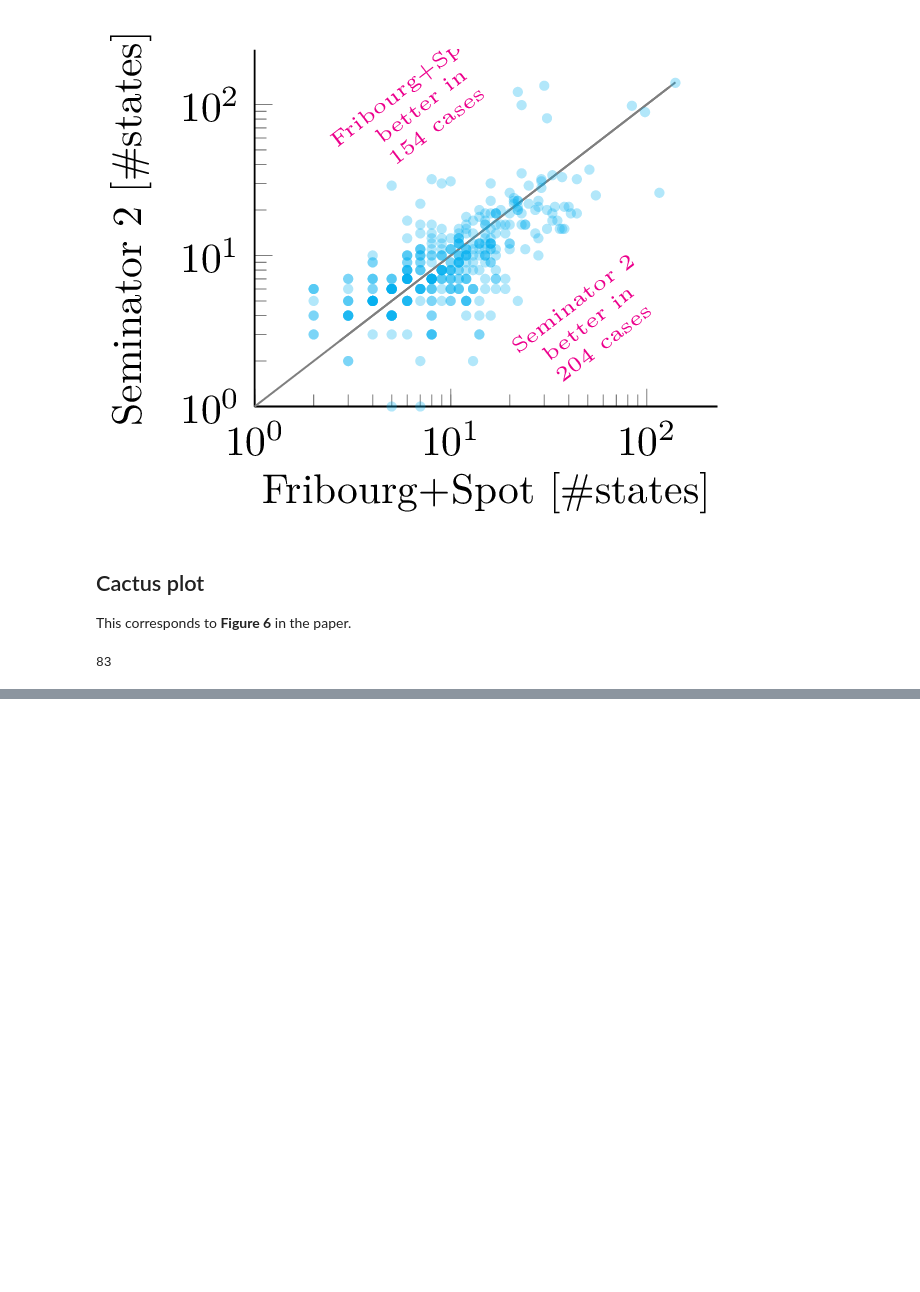
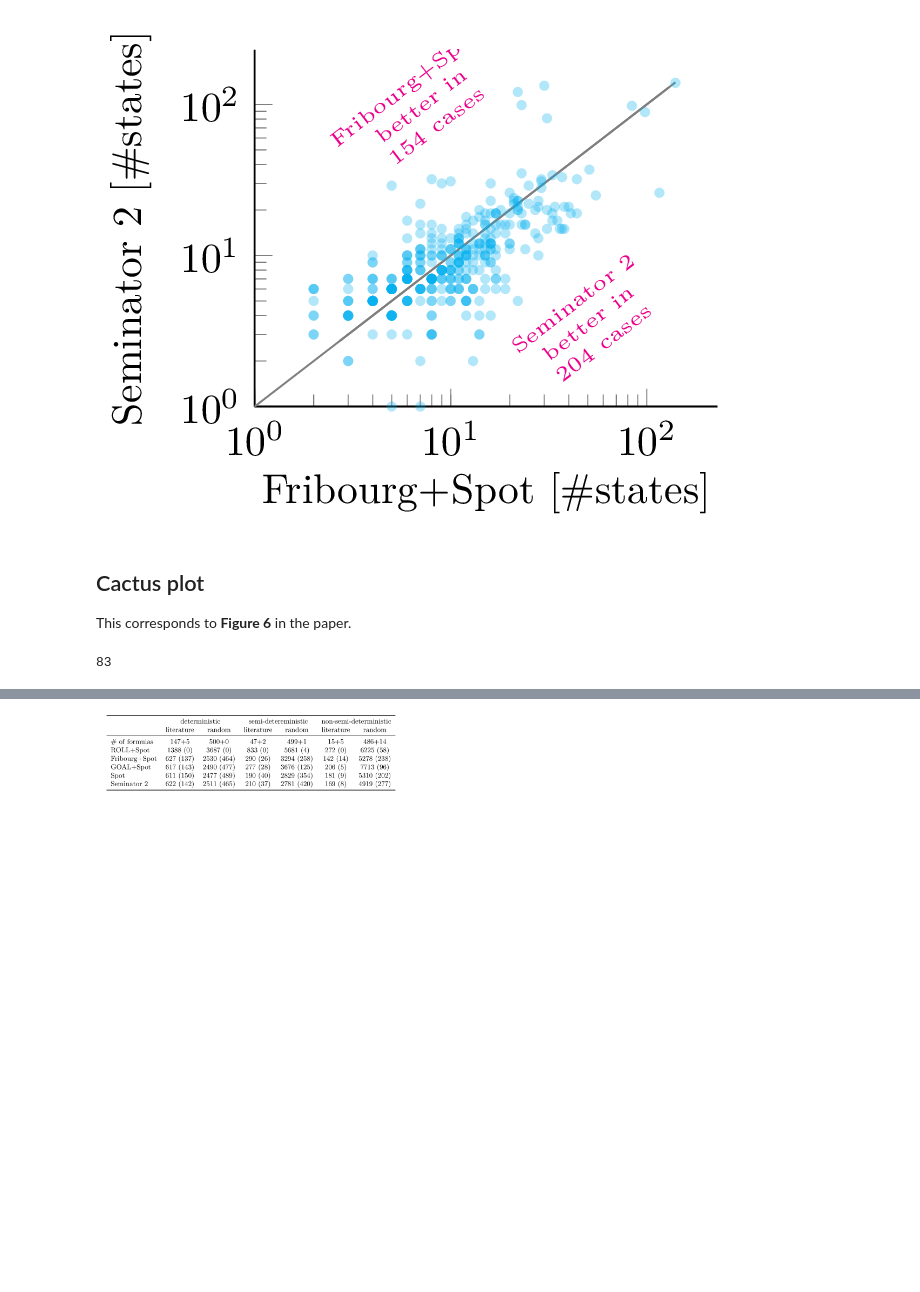
Before and after one commit to psimovec/seminator-evaluation, a Jupyter notebook: complement/Latex_export.ipynb, the cells around one changed output, grey strips where cells are left out. Cells and saved outputs as stored; diff of their text form; code cells hidden in the pictures; blank space fills up the shorter version.

```diff
--- a/complement/Latex_export.ipynb
+++ b/complement/Latex_export.ipynb
@@ -104,0 +112,8 @@ display_tikz(tikzcode)
+# %%
+benchmarks = {}
+for name in names:
+    b = ResAnalyzer(f"data/{name}.csv", tool_set=tool_set, cols=["states","time","acc","transitions","edges"])
+    b.name = name
+    b.orig_count = len(b.values)
+    b.clean_count = len(b.values.dropna())
+    benchmarks[name] = b
@@ -104,0 +148,16 @@ display_tikz(tikzcode)
+# %%
+names_for_latex={
+    "yes.spot" : "Spot",
+    "yes.roll" : "ROLL+Spot",
+    "yes.goal#fri": "Fribourg+Spot",
+    "yes.goal#pit": "GOAL+Spot",
+    "yes.seminator#best": "Seminator 2"
+}
+multicol = {
+    "literature" : "\\multicolumn{1}{c}{literature}",
+    "random" : "\\multicolumn{1}{c}{random}",
+    "det" : "deterministic",
+    "sd" :  "semi-detereministic",
+    "nd" : "non-semi-deterministic",
+}
+df_latex = df.rename(index=names_for_latex, columns=multicol)
@@ -104,0 +175,13 @@ display_tikz(tikzcode)
+# %%
+latex = df_latex.to_latex(multicolumn_format="c", column_format="lcccccc", escape=False)
+print(latex, file=open("../fig/tab.complement.tex","w"))
+# %%
+def display_table(latex):
+    preamble = r"""\usepackage{booktabs}
+    \usepackage[clock]{ifsym}
+"""
+    return tikzmagic.tikzmagic.tikz(f" --engine='pdflatex' -x='{preamble}' --no-wrap", latex)
+# %%
+display_table(latex)
+# %% [output]
+[figure, added]
```
Also changed, not shown: parts of 7 cells of this notebook.
